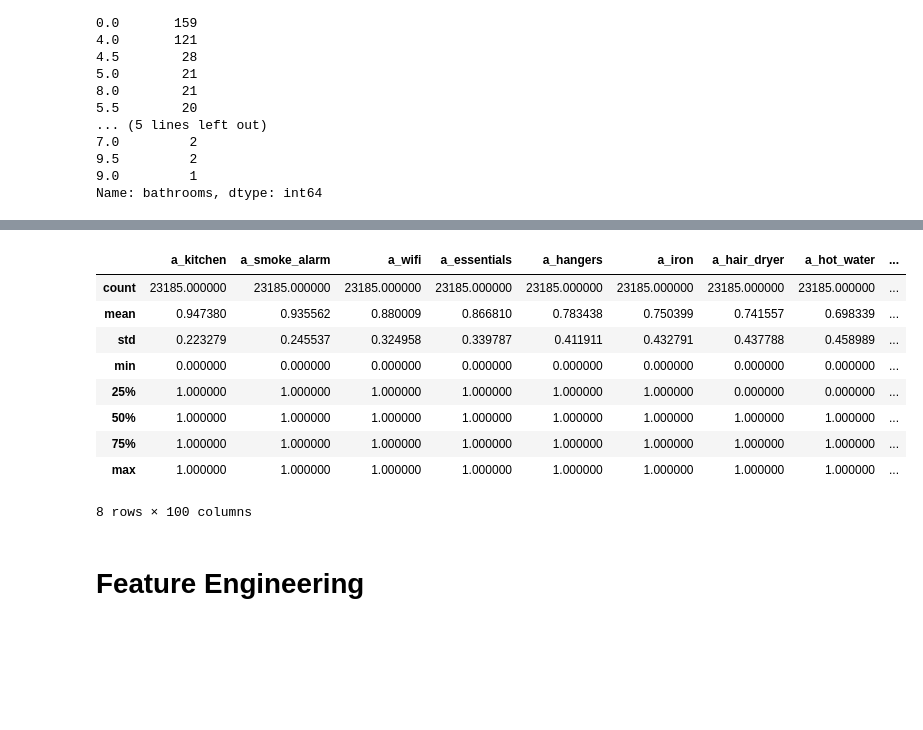
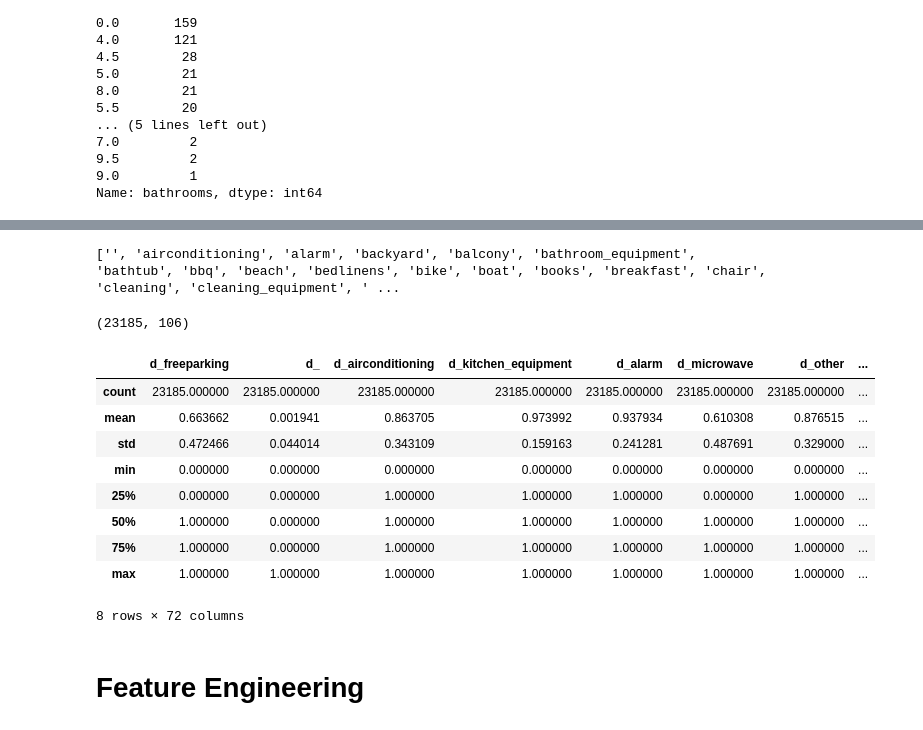
Before and after one commit to szilvasipeter2000/Data-Analysis-3, a Jupyter notebook: assignment-2/assignment2-working.ipynb, the cells around one changed output, grey strips where cells are left out. Drawn from its saved outputs; the diff is of its cells as text; code cells hidden in the pictures; blank space fills up the shorter version.

```diff
--- a/assignment-2/assignment2-working.ipynb
+++ b/assignment-2/assignment2-working.ipynb
@@ -215,0 +191,3 @@ listings = listings.drop(columns=['amenities', 'new_amenities'])
+# %%
+# after excel work import file from github
+amenities_mapping = pd.read_csv("https://raw.githubusercontent.com/szilvasipeter2000/Data-Analysis-3/main/assignment-2/data/amenities_mapping.csv",delimiter=";")
@@ -216,17 +208,40 @@ listings = listings.drop(columns=['amenities', 'new_amenities'])
+# %%
+# create a dictionary from the amenities_mapping DataFrame
+replacement_dict = dict(zip(amenities_mapping["amenities"], amenities_mapping["new"]))
+
+# replace the values in the "amenities" column with the new values
+listings['amenities_cleaned'] = listings['amenities'].apply(lambda x: [replacement_dict[val] if val in replacement_dict else val for val in x])
+
+print(sorted(listings["amenities_cleaned"].explode().unique()))
+# %% [output]
+['', 'airconditioning', 'alarm', 'backyard', 'balcony', 'bathroom_equipment', 'bathtub', 'bbq', 'beach', 'bedlinens', 'bike', 'boat', 'books', 'breakfast', 'chair', 'cleaning', 'cleaning_equipment', ' ...
+# %%
+# create dummies for amenities
+unique_amenities = set()
+for amenities_list in listings['amenities_cleaned']:
+    unique_amenities.update(amenities_list)
+
+for amenity in unique_amenities:
+    listings['d_' + amenity] = listings['amenities_cleaned'].apply(lambda x: 1 if amenity in x else 0)
+# %%
+# we can we have a lot more variables
+listings.shape
+# %% [output]
+(23185, 106)
 # %%
 # peak at the amenities
-listings[listings.columns[listings.columns.str.startswith("a_")]].describe()
+listings[listings.columns[listings.columns.str.startswith("d_")]].describe()
 # %% [output]
-|  | a_kitchen | a_smoke_alarm | a_wifi | a_essentials | a_hangers | a_iron | a_hair_dryer | a_hot_water | ... |
-| count | 23185.000000 | 23185.000000 | 23185.000000 | 23185.000000 | 23185.000000 | 23185.000000 | 23185.000000 | 23185.000000 | ... |
-| mean | 0.947380 | 0.935562 | 0.880009 | 0.866810 | 0.783438 | 0.750399 | 0.741557 | 0.698339 | ... |
-| std | 0.223279 | 0.245537 | 0.324958 | 0.339787 | 0.411911 | 0.432791 | 0.437788 | 0.458989 | ... |
-| min | 0.000000 | 0.000000 | 0.000000 | 0.000000 | 0.000000 | 0.000000 | 0.000000 | 0.000000 | ... |
-| 25% | 1.000000 | 1.000000 | 1.000000 | 1.000000 | 1.000000 | 1.000000 | 0.000000 | 0.000000 | ... |
-| 50% | 1.000000 | 1.000000 | 1.000000 | 1.000000 | 1.000000 | 1.000000 | 1.000000 | 1.000000 | ... |
-| 75% | 1.000000 | 1.000000 | 1.000000 | 1.000000 | 1.000000 | 1.000000 | 1.000000 | 1.000000 | ... |
-| max | 1.000000 | 1.000000 | 1.000000 | 1.000000 | 1.000000 | 1.000000 | 1.000000 | 1.000000 | ... |
+|  | d_freeparking | d_ | d_airconditioning | d_kitchen_equipment | d_alarm | d_microwave | d_other | ... |
+| count | 23185.000000 | 23185.000000 | 23185.000000 | 23185.000000 | 23185.000000 | 23185.000000 | 23185.000000 | ... |
+| mean | 0.663662 | 0.001941 | 0.863705 | 0.973992 | 0.937934 | 0.610308 | 0.876515 | ... |
+| std | 0.472466 | 0.044014 | 0.343109 | 0.159163 | 0.241281 | 0.487691 | 0.329000 | ... |
+| min | 0.000000 | 0.000000 | 0.000000 | 0.000000 | 0.000000 | 0.000000 | 0.000000 | ... |
+| 25% | 0.000000 | 0.000000 | 1.000000 | 1.000000 | 1.000000 | 0.000000 | 1.000000 | ... |
+| 50% | 1.000000 | 0.000000 | 1.000000 | 1.000000 | 1.000000 | 1.000000 | 1.000000 | ... |
+| 75% | 1.000000 | 0.000000 | 1.000000 | 1.000000 | 1.000000 | 1.000000 | 1.000000 | ... |
+| max | 1.000000 | 1.000000 | 1.000000 | 1.000000 | 1.000000 | 1.000000 | 1.000000 | ... |
-8 rows × 100 columns
+8 rows × 72 columns
 # %% [markdown]
 # Feature Engineering
 # %%
```
Also changed, not shown: parts of 14 cells of this notebook, 1 other file.
